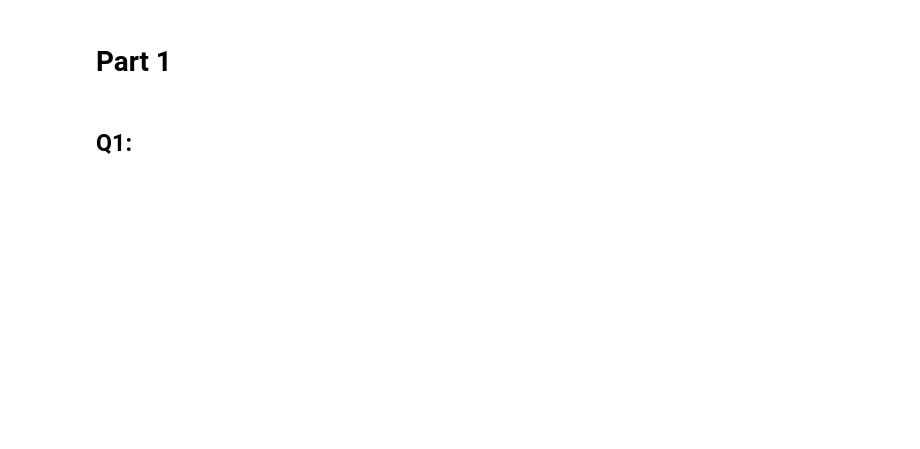
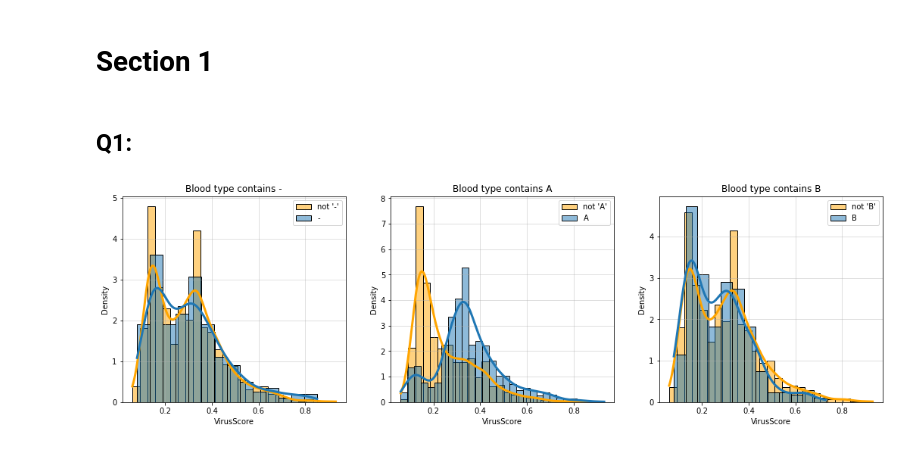
Before and after one commit to danielscohen/ml_hw3, a Jupyter notebook: 313575599-308160647.ipynb, the cells around one changed output. Cells and saved outputs as stored; diff of their text form; code cells hidden in the pictures; blank space fills up the shorter version.

```diff
--- a/313575599-308160647.ipynb
+++ b/313575599-308160647.ipynb
@@ -24,4 +23,18 @@ df_test_no_norm = pd.read_csv("test_df_clean_no_norm.csv")
 # %% [markdown]
-# Part 1
+# Section 1
 # %% [markdown]
 ## Q1:
+# %%
+X_train = df_train.drop('VirusScore', axis=1)
+y_train = df_train["VirusScore"]
+fig, ax = plt.subplots(nrows=1, ncols=3, figsize=(18, 5))
+for i, cur_type in enumerate(['-', 'A', 'B']):
+    filter_mask = X_train['blood_type'].str.contains(cur_type)
+    sns.histplot(data=y_train[~filter_mask], ax=ax[i], stat="density", kde=True,
+                 line_kws={"linewidth": 3}, color="orange", label="not '{}'".format(cur_type))
+    sns.histplot(data=y_train[filter_mask], ax=ax[i], stat="density", kde=True,
+                 line_kws={"linewidth": 3}, label=cur_type)
+    ax[i].set_title("Blood type contains " + cur_type)
+    ax[i].legend(), ax[i].grid(alpha=0.5)
+# %% [output]
+[figure, added]
```
Also changed, not shown: parts of 3 cells of this notebook, 13 other files.
